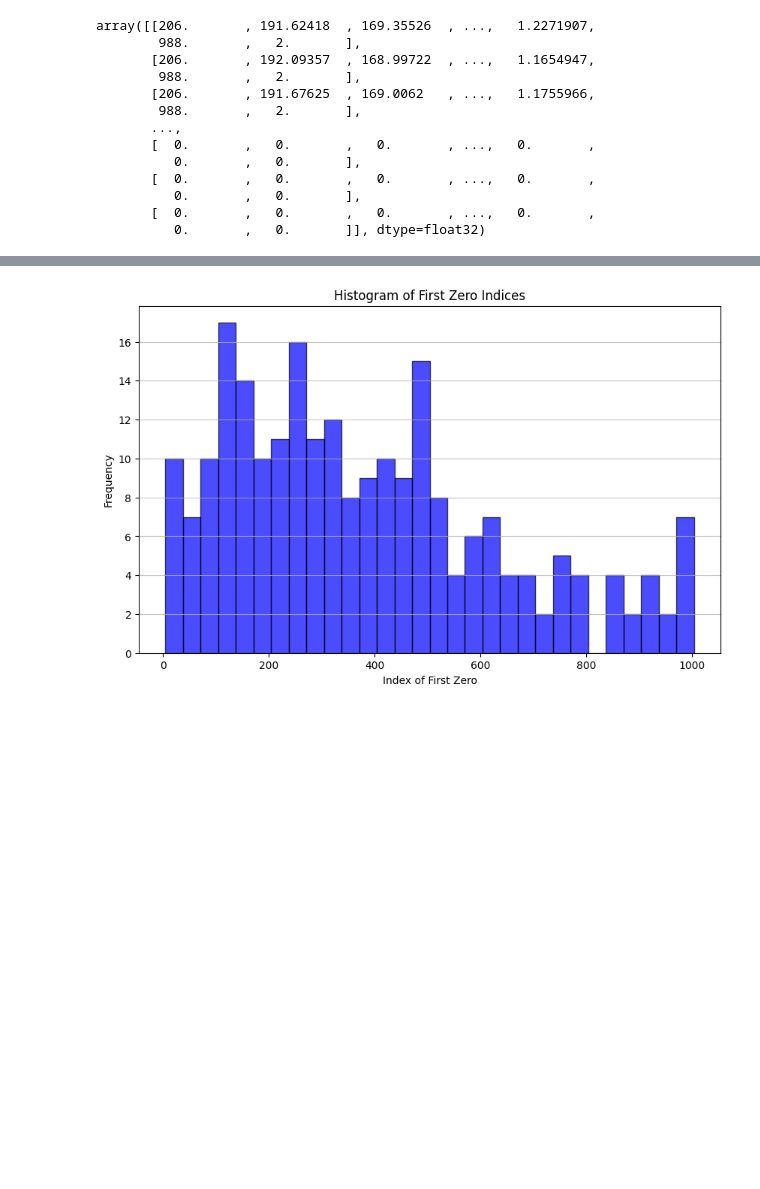
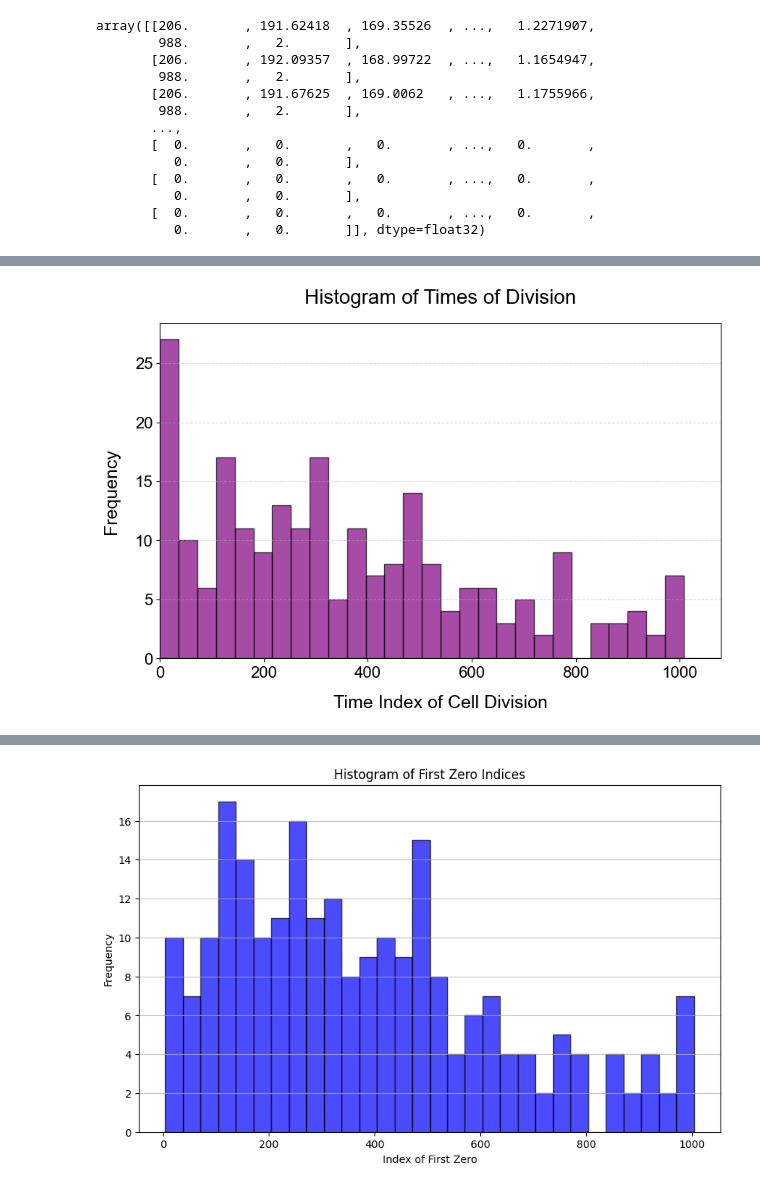
Before and after one commit to ComputationalMicroscopy4CellBio/AI4CellFate, a Jupyter notebook: src/preprocessing/data_preprocessing.ipynb, the cells around one changed output, grey strips where cells are left out. Drawn from its saved outputs; the diff is of its cells as text; code cells hidden in the pictures; blank space fills up the shorter version.

```diff
--- a/src/preprocessing/data_preprocessing.ipynb
+++ b/src/preprocessing/data_preprocessing.ipynb
@@ -955,0 +1003,30 @@ array([[206.       , 191.62418  , 169.35526  , ...,   1.2271907,
+# %%
+# Compute zero indices
+zero_indices = find_zero_time_indices(tracks[labels == 1])
+
+# Define bins and ensure 1080 is included
+bins = np.linspace(0, 1080, 31)  # 30 bins + 1080 included
+
+# Plot the histogram
+plt.figure(figsize=(10, 6))
+plt.hist(zero_indices, bins=bins, color='purple', alpha=0.7, edgecolor='black')
+
+# Set title and labels with large Arial font
+plt.title('Histogram of Times of Division', fontsize=20, fontname='Arial', pad=20)
+plt.xlabel('Time Index of Cell Division', fontsize=18, fontname='Arial', labelpad=15)
+plt.ylabel('Frequency', fontsize=18, fontname='Arial', labelpad=15)
+
+# Tick labels with larger font
+plt.xticks(fontsize=16, fontname='Arial')
+plt.yticks(fontsize=16, fontname='Arial')
+
+# Ensure x-axis goes up to 1080
+plt.xlim(0, 1080)
+
+# Show grid for better readability
+plt.grid(axis='y', linestyle='--', alpha=0.5)
+
+plt.savefig("division_times.pdf", dpi=300, bbox_inches="tight")
+plt.show()
+# %% [output]
+[figure, added]
```
Also changed, not shown: parts of 19 cells of this notebook.
